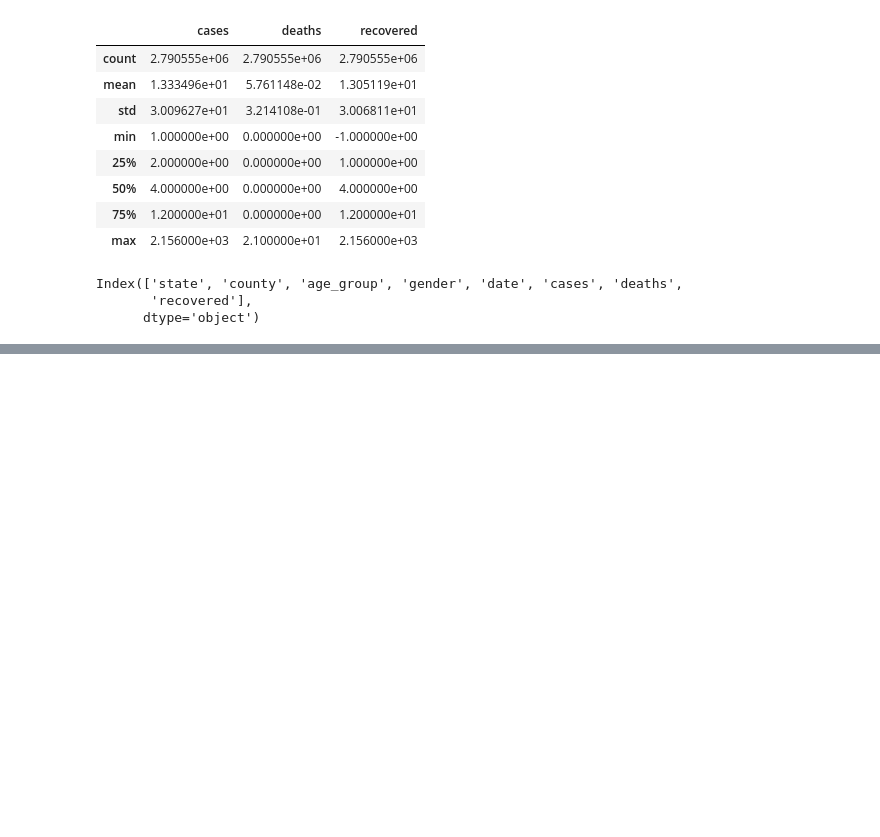
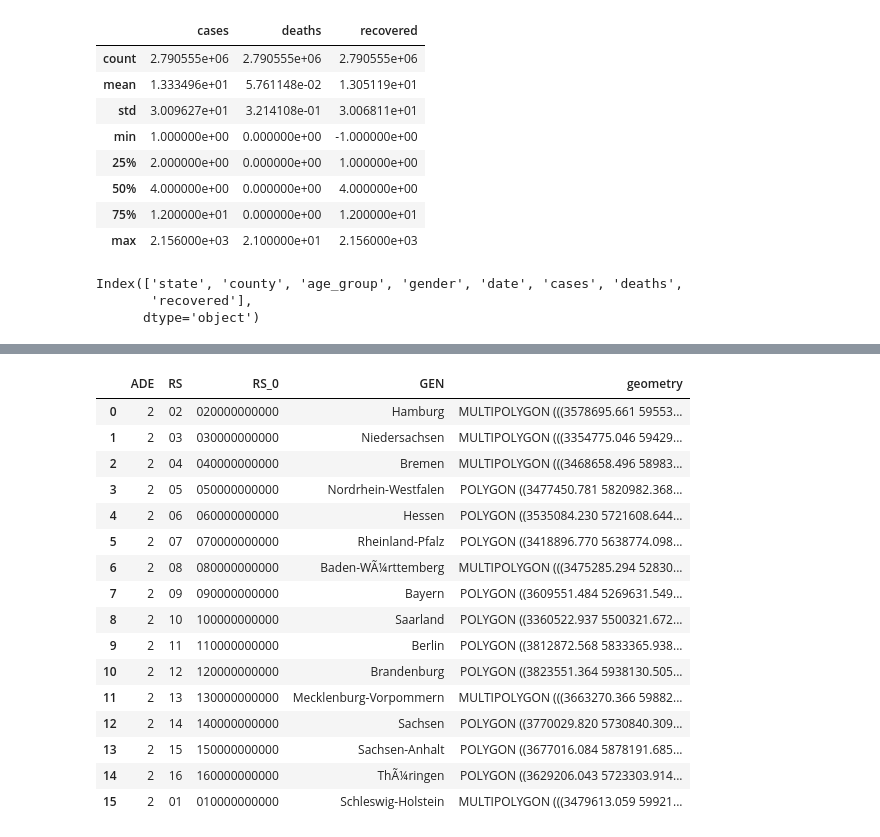
Before and after one commit to doctorf72/Naya-Practical-Data-Science-EDA-Project, a Jupyter notebook: COVID_Germany Felix.ipynb, the cells around one changed output, grey strips where cells are left out. Drawn from its saved outputs; the diff is of its cells as text; code cells hidden in the pictures; blank space fills up the shorter version.

```diff
--- a/COVID_Germany Felix.ipynb
+++ b/COVID_Germany Felix.ipynb
@@ -178,0 +177,20 @@ summary_state_gender_age_population
+# %%
+gdf
+# %% [output]
+|  | ADE | RS | RS_0 | GEN | geometry |
+| 0 | 2 | 02 | 020000000000 | Hamburg | MULTIPOLYGON (((3578695.661 59553... |
+| 1 | 2 | 03 | 030000000000 | Niedersachsen | MULTIPOLYGON (((3354775.046 59429... |
+| 2 | 2 | 04 | 040000000000 | Bremen | MULTIPOLYGON (((3468658.496 58983... |
+| 3 | 2 | 05 | 050000000000 | Nordrhein-Westfalen | POLYGON ((3477450.781 5820982.368... |
+| 4 | 2 | 06 | 060000000000 | Hessen | POLYGON ((3535084.230 5721608.644... |
+| 5 | 2 | 07 | 070000000000 | Rheinland-Pfalz | POLYGON ((3418896.770 5638774.098... |
+| 6 | 2 | 08 | 080000000000 | Baden-WÃ¼rttemberg | MULTIPOLYGON (((3475285.294 52830... |
+| 7 | 2 | 09 | 090000000000 | Bayern | POLYGON ((3609551.484 5269631.549... |
+| 8 | 2 | 10 | 100000000000 | Saarland | POLYGON ((3360522.937 5500321.672... |
+| 9 | 2 | 11 | 110000000000 | Berlin | POLYGON ((3812872.568 5833365.938... |
+| 10 | 2 | 12 | 120000000000 | Brandenburg | POLYGON ((3823551.364 5938130.505... |
+| 11 | 2 | 13 | 130000000000 | Mecklenburg-Vorpommern | MULTIPOLYGON (((3663270.366 59882... |
+| 12 | 2 | 14 | 140000000000 | Sachsen | POLYGON ((3770029.820 5730840.309... |
+| 13 | 2 | 15 | 150000000000 | Sachsen-Anhalt | POLYGON ((3677016.084 5878191.685... |
+| 14 | 2 | 16 | 160000000000 | ThÃ¼ringen | POLYGON ((3629206.043 5723303.914... |
+| 15 | 2 | 01 | 010000000000 | Schleswig-Holstein | MULTIPOLYGON (((3479613.059 59921... |
```
Also changed, not shown: parts of 10 cells of this notebook, 4 other files.
